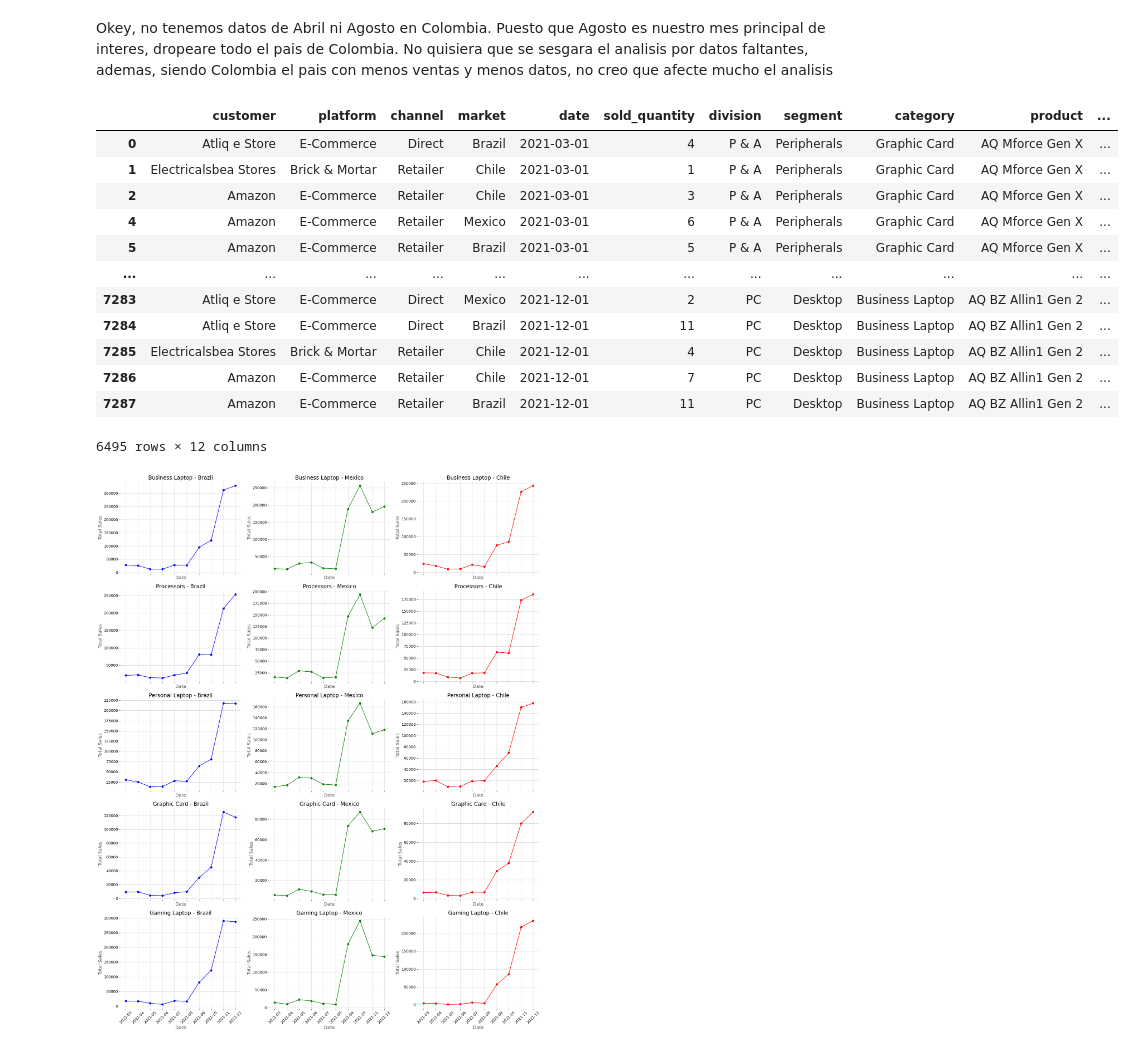
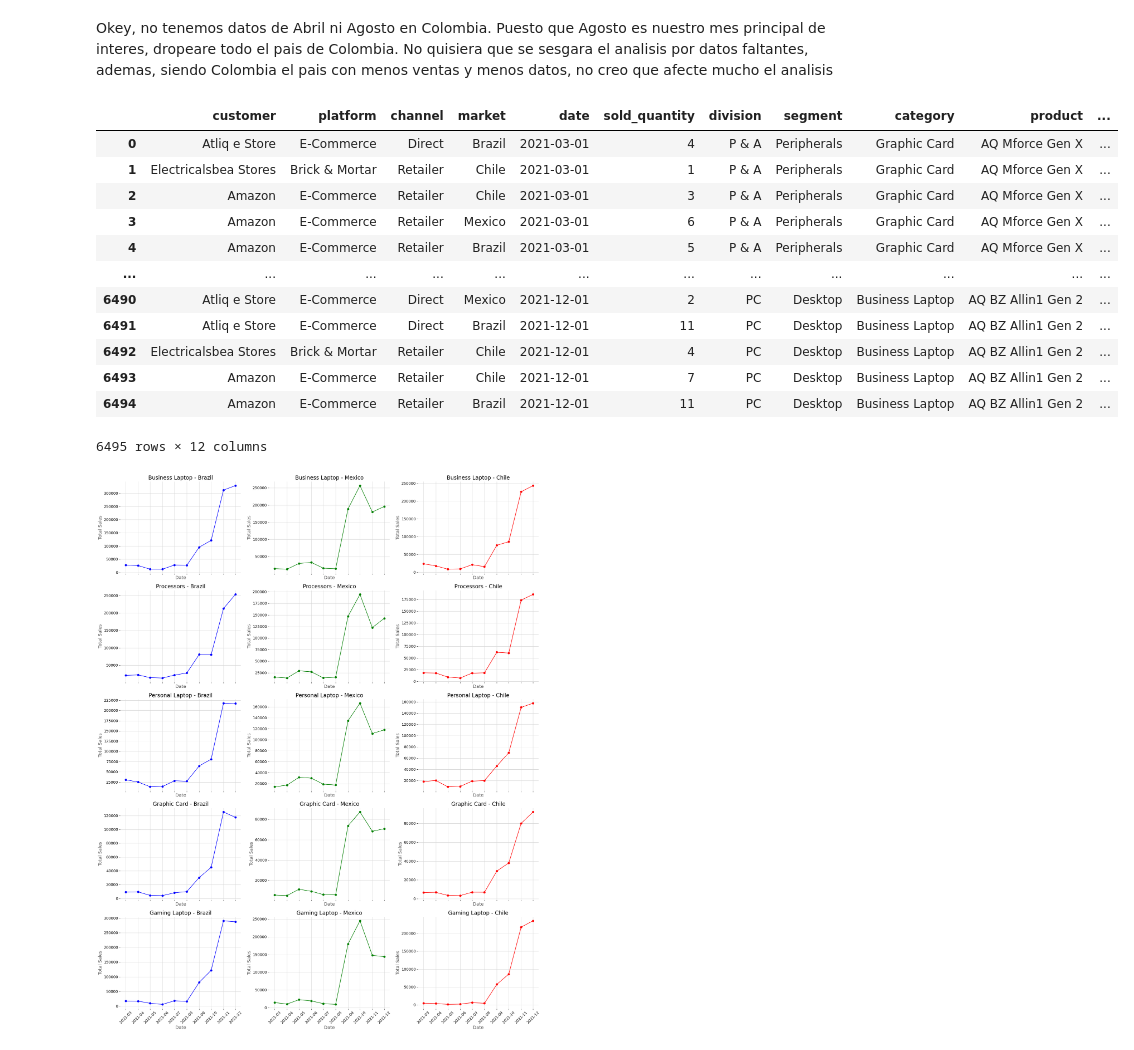
Before and after one commit to Daniboycg/Atliq_Database_Time-Series, a Jupyter notebook: src/notebooks/3.Atliq_growth.ipynb, the cells around one changed output. Drawn from its saved outputs; the diff is of its cells as text; code cells hidden in the pictures.

```diff
--- a/src/notebooks/3.Atliq_growth.ipynb
+++ b/src/notebooks/3.Atliq_growth.ipynb
@@ -88,22 +88,22 @@ Length: 7, dtype: datetime64[ns]
 Okey, no tenemos datos de Abril ni Agosto en Colombia. Puesto que Agosto es nuestro mes principal de interes, dropeare todo el pais de Colombia. No quisiera que se sesgara el analisis por datos faltantes, ademas, siendo Colombia el pais con menos ventas y menos datos, no creo que afecte mucho el analisis
 # %%
 filtered_data2 = filtered_data.loc[~(filtered_data['market']=='Columbia')]
+filtered_data2.reset_index(drop=True, inplace=True)
+filtered_data2
+# %% [output]
+|  | customer | platform | channel | market | date | sold_quantity | division | segment | category | product | ... |
+| 0 | Atliq e Store | E-Commerce | Direct | Brazil | 2021-03-01 | 4 | P & A | Peripherals | Graphic Card | AQ Mforce Gen X | ... |
+| 1 | Electricalsbea Stores | Brick & Mortar | Retailer | Chile | 2021-03-01 | 1 | P & A | Peripherals | Graphic Card | AQ Mforce Gen X | ... |
+| 2 | Amazon | E-Commerce | Retailer | Chile | 2021-03-01 | 3 | P & A | Peripherals | Graphic Card | AQ Mforce Gen X | ... |
+| 3 | Amazon | E-Commerce | Retailer | Mexico | 2021-03-01 | 6 | P & A | Peripherals | Graphic Card | AQ Mforce Gen X | ... |
+| 4 | Amazon | E-Commerce | Retailer | Brazil | 2021-03-01 | 5 | P & A | Peripherals | Graphic Card | AQ Mforce Gen X | ... |
+| ... | ... | ... | ... | ... | ... | ... | ... | ... | ... | ... | ... |
+| 6490 | Atliq e Store | E-Commerce | Direct | Mexico | 2021-12-01 | 2 | PC | Desktop | Business Laptop | AQ BZ Allin1 Gen 2 | ... |
+| 6491 | Atliq e Store | E-Commerce | Direct | Brazil | 2021-12-01 | 11 | PC | Desktop | Business Laptop | AQ BZ Allin1 Gen 2 | ... |
+| 6492 | Electricalsbea Stores | Brick & Mortar | Retailer | Chile | 2021-12-01 | 4 | PC | Desktop | Business Laptop | AQ BZ Allin1 Gen 2 | ... |
+| 6493 | Amazon | E-Commerce | Retailer | Chile | 2021-12-01 | 7 | PC | Desktop | Business Laptop | AQ BZ Allin1 Gen 2 | ... |
+| 6494 | Amazon | E-Commerce | Retailer | Brazil | 2021-12-01 | 11 | PC | Desktop | Business Laptop | AQ BZ Allin1 Gen 2 | ... |
+6495 rows × 12 columns
-# %%
-filtered_data2
-# %% [output]
-|  | customer | platform | channel | market | date | sold_quantity | division | segment | category | product | ... |
-| 0 | Atliq e Store | E-Commerce | Direct | Brazil | 2021-03-01 | 4 | P & A | Peripherals | Graphic Card | AQ Mforce Gen X | ... |
-| 1 | Electricalsbea Stores | Brick & Mortar | Retailer | Chile | 2021-03-01 | 1 | P & A | Peripherals | Graphic Card | AQ Mforce Gen X | ... |
-| 2 | Amazon | E-Commerce | Retailer | Chile | 2021-03-01 | 3 | P & A | Peripherals | Graphic Card | AQ Mforce Gen X | ... |
-| 4 | Amazon | E-Commerce | Retailer | Mexico | 2021-03-01 | 6 | P & A | Peripherals | Graphic Card | AQ Mforce Gen X | ... |
-| 5 | Amazon | E-Commerce | Retailer | Brazil | 2021-03-01 | 5 | P & A | Peripherals | Graphic Card | AQ Mforce Gen X | ... |
-| ... | ... | ... | ... | ... | ... | ... | ... | ... | ... | ... | ... |
-| 7283 | Atliq e Store | E-Commerce | Direct | Mexico | 2021-12-01 | 2 | PC | Desktop | Business Laptop | AQ BZ Allin1 Gen 2 | ... |
-| 7284 | Atliq e Store | E-Commerce | Direct | Brazil | 2021-12-01 | 11 | PC | Desktop | Business Laptop | AQ BZ Allin1 Gen 2 | ... |
-| 7285 | Electricalsbea Stores | Brick & Mortar | Retailer | Chile | 2021-12-01 | 4 | PC | Desktop | Business Laptop | AQ BZ Allin1 Gen 2 | ... |
-| 7286 | Amazon | E-Commerce | Retailer | Chile | 2021-12-01 | 7 | PC | Desktop | Business Laptop | AQ BZ Allin1 Gen 2 | ... |
-| 7287 | Amazon | E-Commerce | Retailer | Brazil | 2021-12-01 | 11 | PC | Desktop | Business Laptop | AQ BZ Allin1 Gen 2 | ... |
-6495 rows × 12 columns
 # %%
 # You can find this function in the used_functions.py file
 plot_sales_category_matrix_country(filtered_data2)
```
Also changed, not shown: parts of 5 cells of this notebook, 2 other files.
